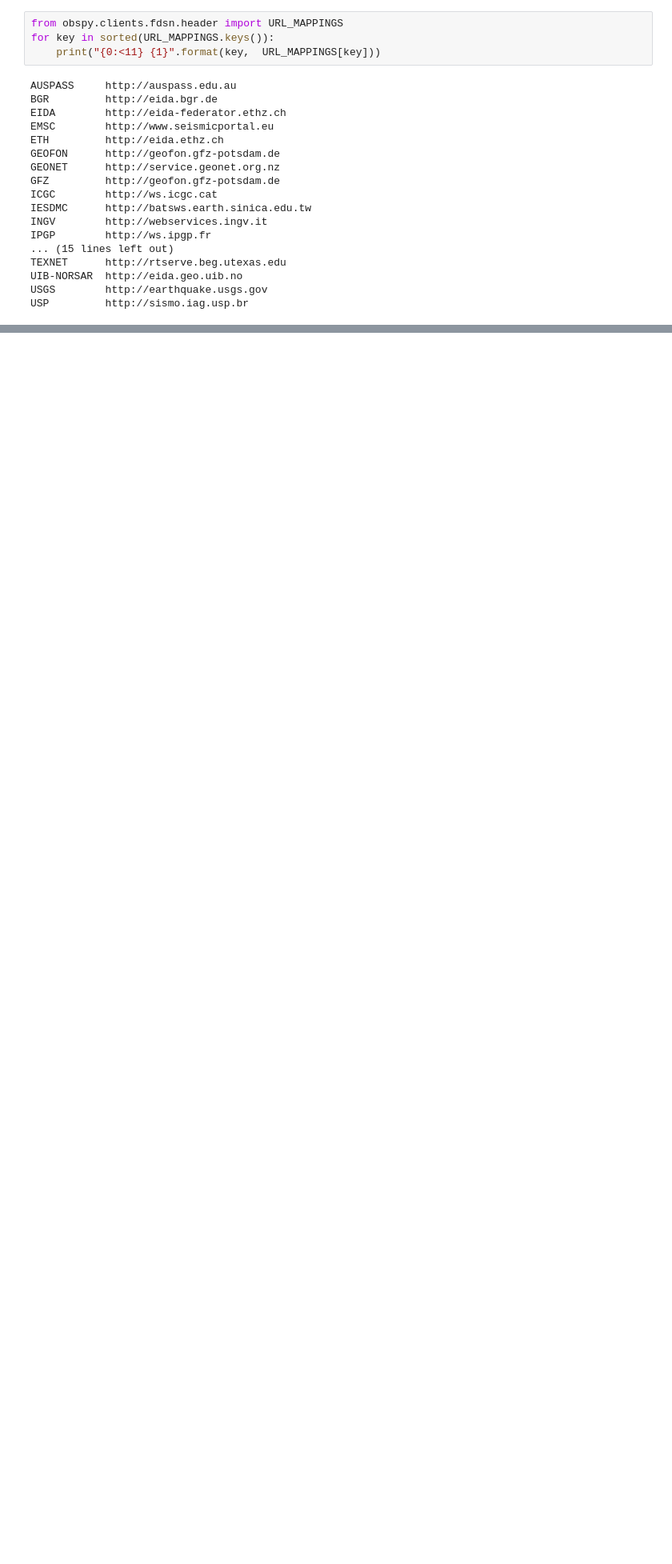
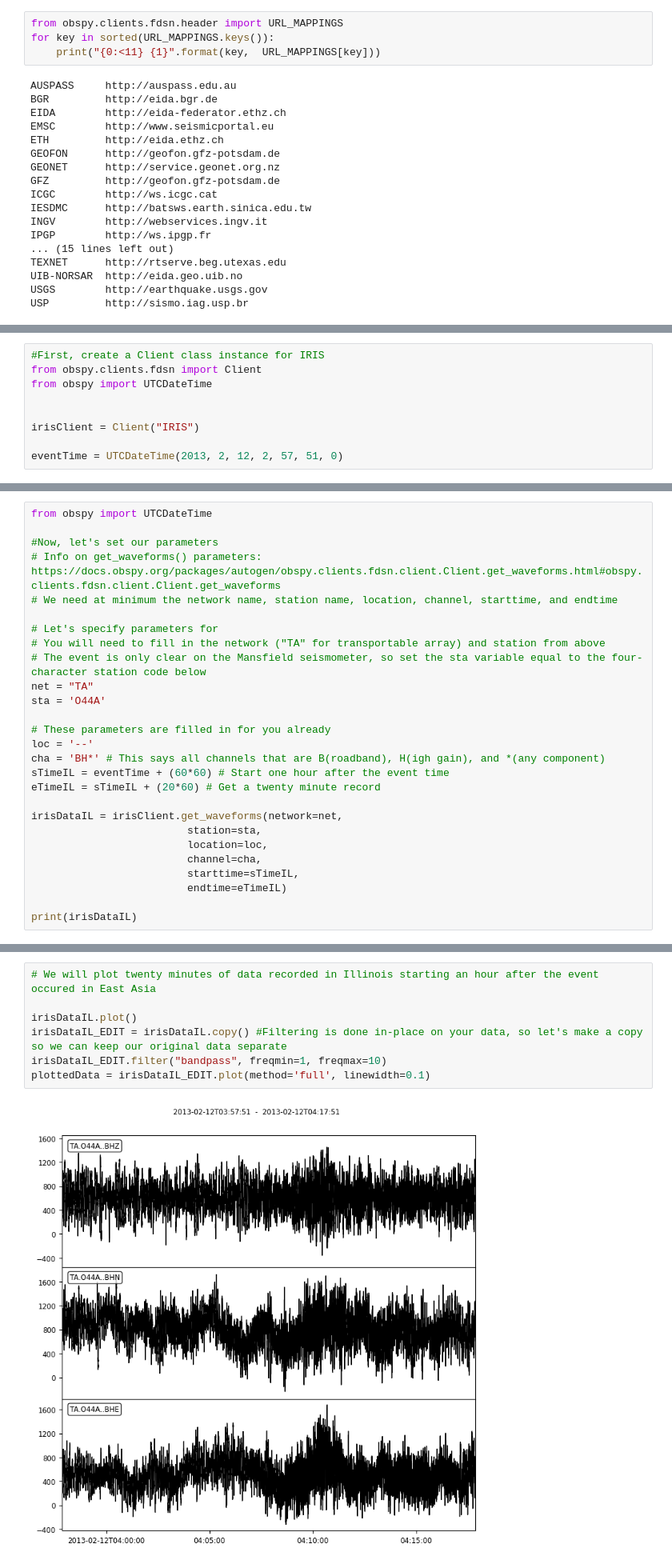
Before and after one commit to RJbalikian/GEOL451, a Jupyter notebook: Seismic/GEOL451_SeismicHVSR.ipynb, the cells around one changed output, grey strips where cells are left out. Shown: that part at 80% size. Saved outputs shown, nothing was run; the diff lists cells and outputs as text; blank space fills up the shorter version.

```diff
--- a/Seismic/GEOL451_SeismicHVSR.ipynb
+++ b/Seismic/GEOL451_SeismicHVSR.ipynb
@@ -503,0 +421,9 @@ This data is included as part of your exercise and in the "SeismicSampleData" su
+# %%
+#First, create a Client class instance for IRIS
+from obspy.clients.fdsn import Client
+from obspy import UTCDateTime
+
+
+irisClient = Client("IRIS")
+
+eventTime = UTCDateTime(2013, 2, 12, 2, 57, 51, 0)
@@ -503,0 +464,27 @@ This data is included as part of your exercise and in the "SeismicSampleData" su
+# %%
+from obspy import UTCDateTime
+
+#Now, let's set our parameters
+# Info on get_waveforms() parameters: https://docs.obspy.org/packages/autogen/obspy.clients.fdsn.client.Client.get_waveforms.html#obspy.clients.fdsn.client.Client.get_waveforms
+# We need at minimum the network name, station name, location, channel, starttime, and endtime
+
+# Let's specify parameters for
+# You will need to fill in the network ("TA" for transportable array) and station from above
+# The event is only clear on the Mansfield seismometer, so set the sta variable equal to the four-character station code below
+net = "TA"
+sta = 'O44A'
+
+# These parameters are filled in for you already
+loc = '--'
+cha = 'BH*' # This says all channels that are B(roadband), H(igh gain), and *(any component)
+sTimeIL = eventTime + (60*60) # Start one hour after the event time
+eTimeIL = sTimeIL + (20*60) # Get a twenty minute record
+
+irisDataIL = irisClient.get_waveforms(network=net,
+                         station=sta,
+                         location=loc,
+                         channel=cha,
+                         starttime=sTimeIL,
+                         endtime=eTimeIL)
+
+print(irisDataIL)
@@ -503,0 +506,9 @@ This data is included as part of your exercise and in the "SeismicSampleData" su
+# %%
+# We will plot twenty minutes of data recorded in Illinois starting an hour after the event occured in East Asia
+
+irisDataIL.plot()
+irisDataIL_EDIT = irisDataIL.copy() #Filtering is done in-place on your data, so let's make a copy so we can keep our original data separate
+irisDataIL_EDIT.filter("bandpass", freqmin=1, freqmax=10)
+plottedData = irisDataIL_EDIT.plot(method='full', linewidth=0.1)
+# %% [output]
+[figure, added]
```
Also changed, not shown: parts of 52 cells of this notebook.
